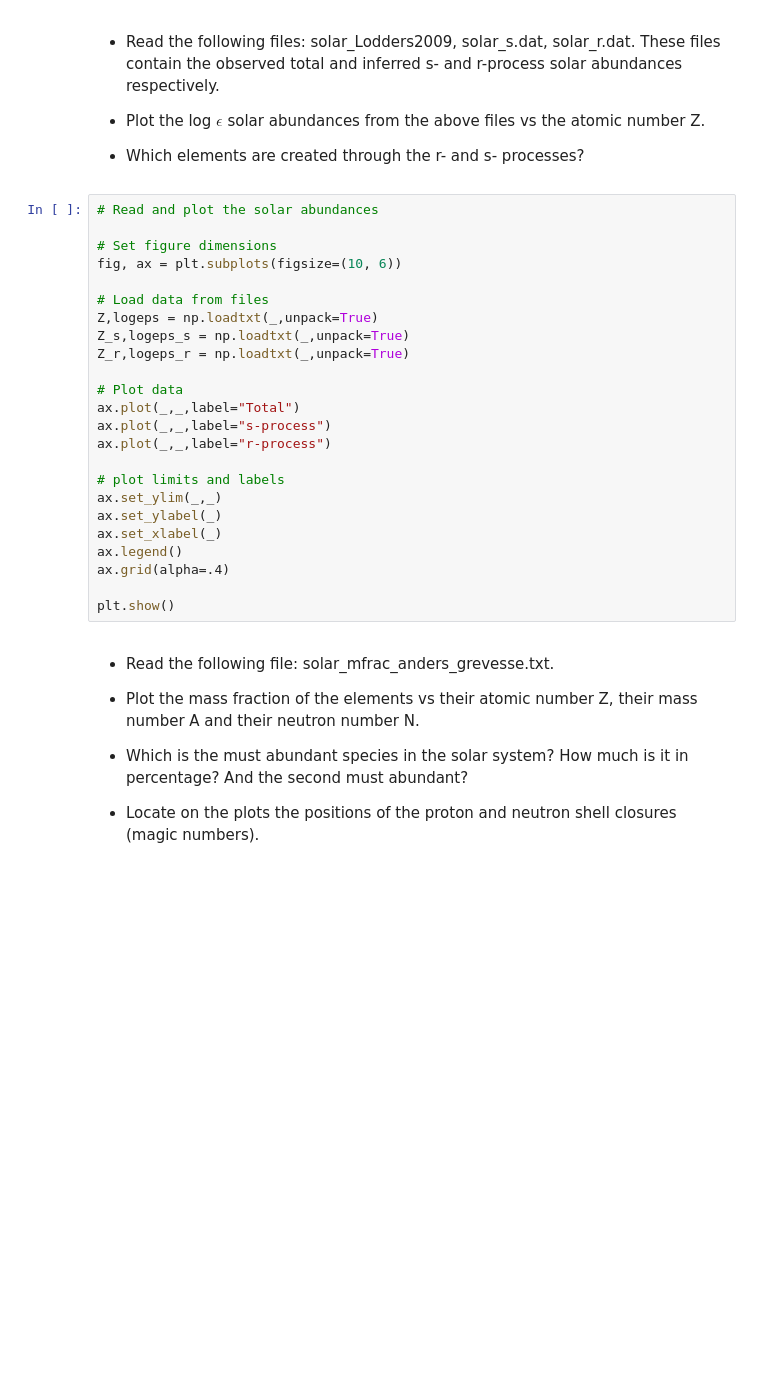
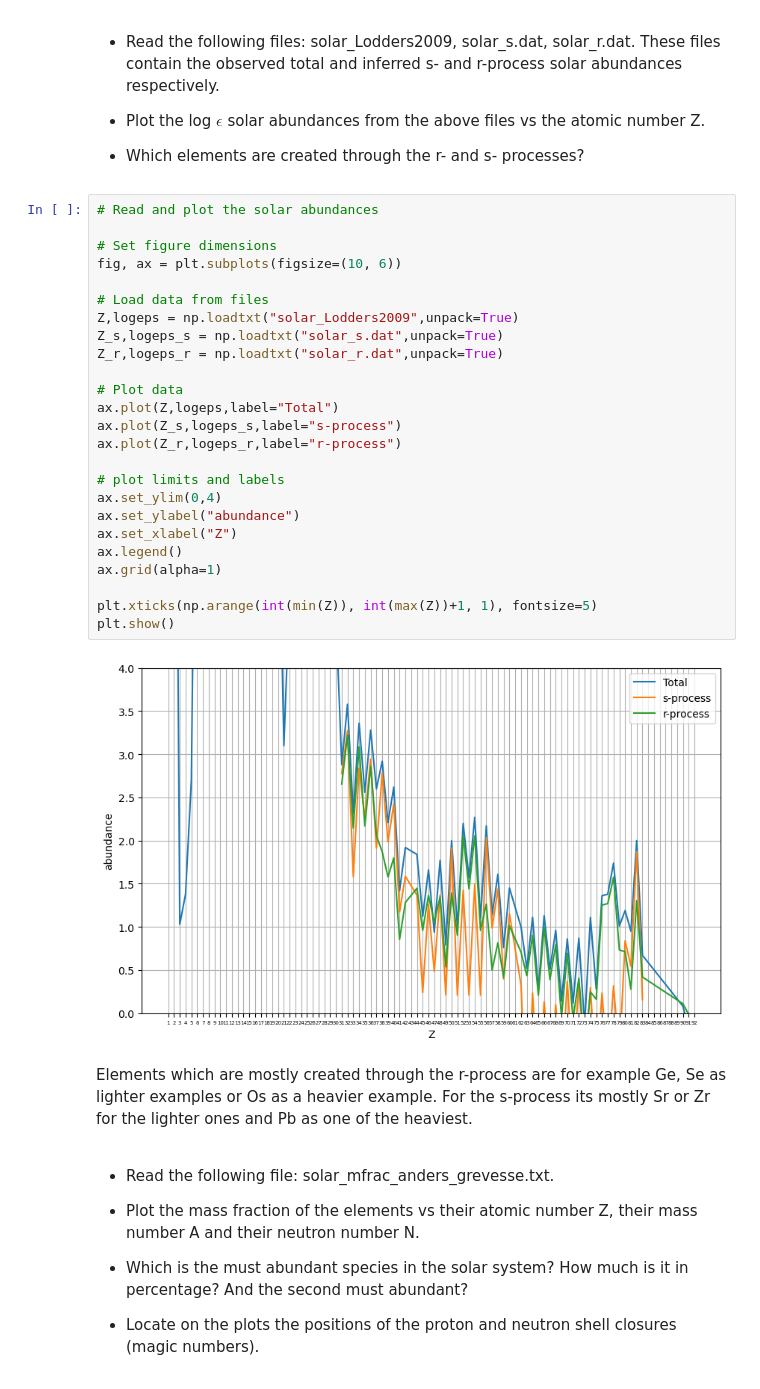
Before and after one commit to sMacks28/private, a Jupyter notebook: Uni/nuclearastrophysics/exercise01/ex1.ipynb, the cells around one changed output. Cells and saved outputs as stored; diff of their text form; blank space fills up the shorter version.

```diff
--- a/Uni/nuclearastrophysics/exercise01/ex1.ipynb
+++ b/Uni/nuclearastrophysics/exercise01/ex1.ipynb
@@ -18,27 +18,32 @@ from matplotlib.ticker import *
 # %%
 # Read and plot the solar abundances
 
 # Set figure dimensions
 fig, ax = plt.subplots(figsize=(10, 6))
 
 # Load data from files
-Z,logeps = np.loadtxt(_,unpack=True)
-Z_s,logeps_s = np.loadtxt(_,unpack=True)
-Z_r,logeps_r = np.loadtxt(_,unpack=True)
+Z,logeps = np.loadtxt("solar_Lodders2009",unpack=True)
+Z_s,logeps_s = np.loadtxt("solar_s.dat",unpack=True)
+Z_r,logeps_r = np.loadtxt("solar_r.dat",unpack=True)
 
 # Plot data
-ax.plot(_,_,label="Total")
-ax.plot(_,_,label="s-process")
-ax.plot(_,_,label="r-process")
+ax.plot(Z,logeps,label="Total")
+ax.plot(Z_s,logeps_s,label="s-process")
+ax.plot(Z_r,logeps_r,label="r-process")
 
 # plot limits and labels
-ax.set_ylim(_,_)
-ax.set_ylabel(_)
-ax.set_xlabel(_)
+ax.set_ylim(0,4)
+ax.set_ylabel("abundance")
+ax.set_xlabel("Z")
 ax.legend()
-ax.grid(alpha=.4)
+ax.grid(alpha=1)
 
+plt.xticks(np.arange(int(min(Z)), int(max(Z))+1, 1), fontsize=5)
 plt.show()
+# %% [output]
+[figure, added]
+# %% [markdown]
+Elements which are mostly created through the r-process are for example Ge, Se as lighter examples or Os as a heavier example. For the s-process its mostly Sr or Zr for the lighter ones and Pb as one of the heaviest.
 # %% [markdown]
 - Read the following file: solar_mfrac_anders_grevesse.txt.
 
```
